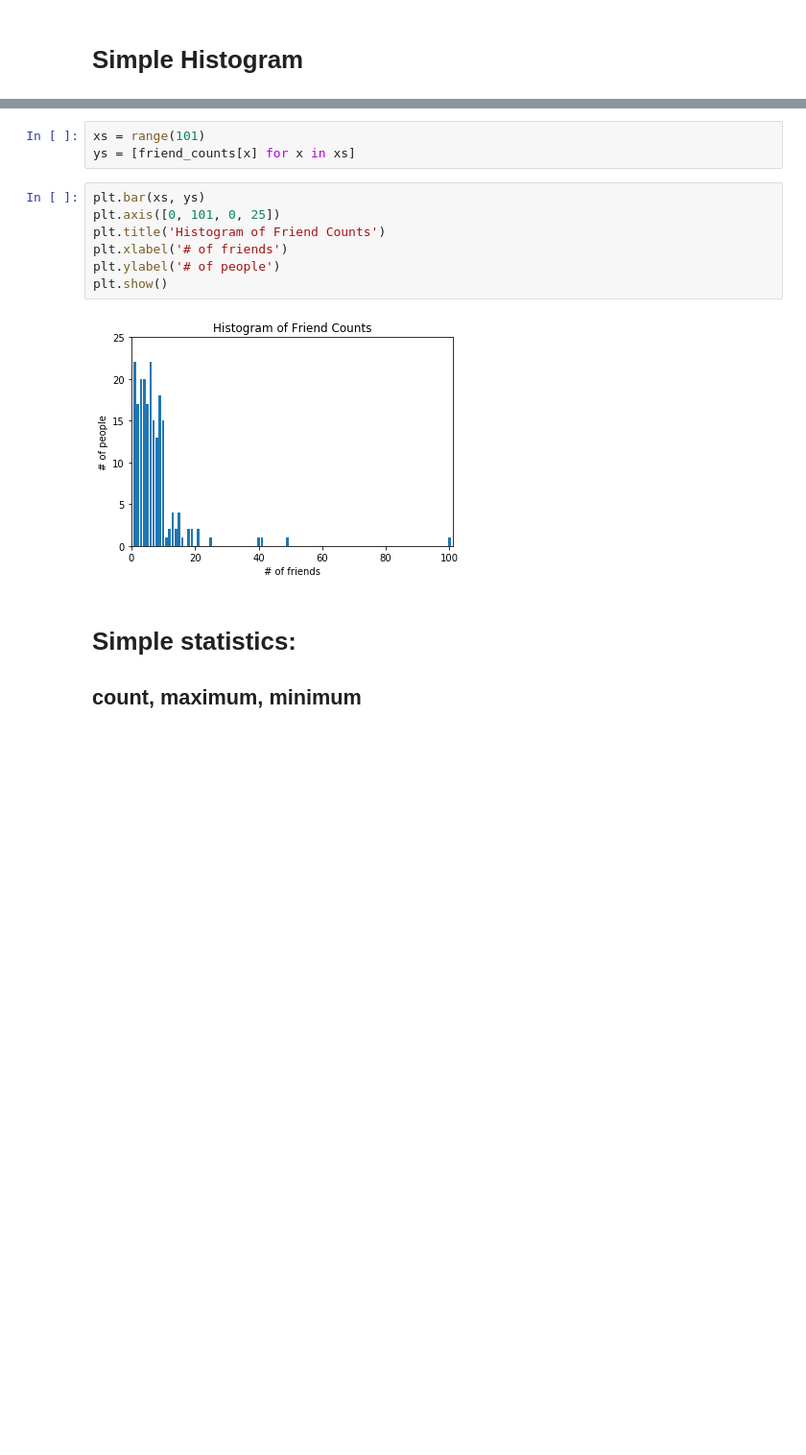
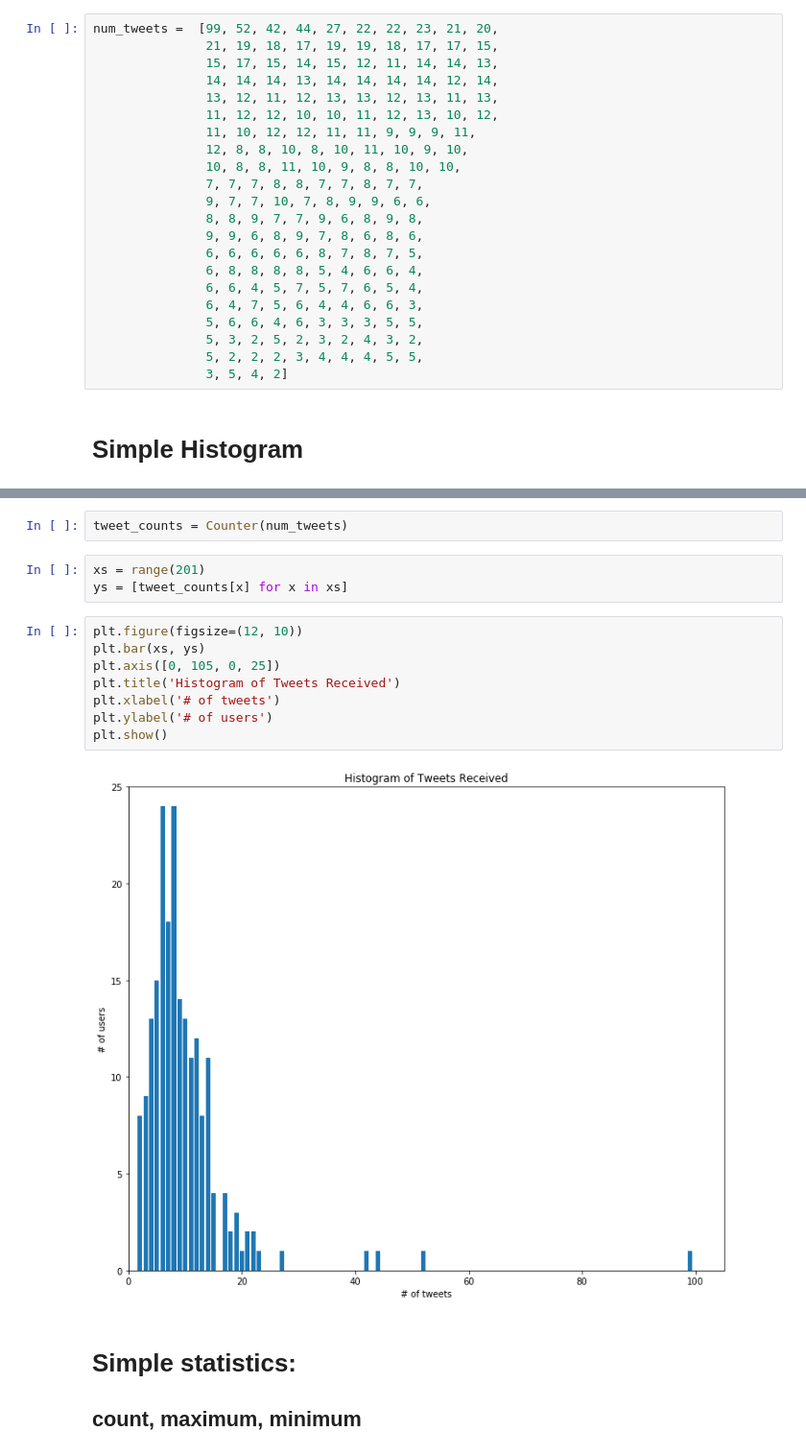
Before and after one commit to chalmerlowe/jarvis_II, a Jupyter notebook: datasci_basics/01_statistics.ipynb, the cells around one changed output, grey strips where cells are left out. Shown: that part at 96% size. Drawn from its saved outputs; the diff is of its cells as text; blank space fills up the shorter version.

```diff
--- a/datasci_basics/01_statistics.ipynb
+++ b/datasci_basics/01_statistics.ipynb
@@ -134,2 +112,24 @@ num_friends = [100,49,41,40,25,21,21,19,19,18,
+# %%
+num_tweets =  [99, 52, 42, 44, 27, 22, 22, 23, 21, 20,
+               21, 19, 18, 17, 19, 19, 18, 17, 17, 15,
+               15, 17, 15, 14, 15, 12, 11, 14, 14, 13,
+               14, 14, 14, 13, 14, 14, 14, 14, 12, 14,
+               13, 12, 11, 12, 13, 13, 12, 13, 11, 13,
+               11, 12, 12, 10, 10, 11, 12, 13, 10, 12,
+               11, 10, 12, 12, 11, 11, 9, 9, 9, 11,
+               12, 8, 8, 10, 8, 10, 11, 10, 9, 10,
+               10, 8, 8, 11, 10, 9, 8, 8, 10, 10,
+               7, 7, 7, 8, 8, 7, 7, 8, 7, 7,
+               9, 7, 7, 10, 7, 8, 9, 9, 6, 6,
+               8, 8, 9, 7, 7, 9, 6, 8, 9, 8,
+               9, 9, 6, 8, 9, 7, 8, 6, 8, 6,
+               6, 6, 6, 6, 6, 8, 7, 8, 7, 5,
+               6, 8, 8, 8, 8, 5, 4, 6, 6, 4,
+               6, 6, 4, 5, 7, 5, 7, 6, 5, 4,
+               6, 4, 7, 5, 6, 4, 4, 6, 6, 3,
+               5, 6, 6, 4, 6, 3, 3, 3, 5, 5,
+               5, 3, 2, 5, 2, 3, 2, 4, 3, 2,
+               5, 2, 2, 2, 3, 4, 4, 4, 5, 5,
+               3, 5, 4, 2]
 # %% [markdown]
 # Simple Histogram
@@ -138,15 +136,18 @@ friend_counts = Counter(num_friends)
+# %%
+tweet_counts = Counter(num_tweets)
 # %%
-xs = range(101)
-ys = [friend_counts[x] for x in xs]
+xs = range(201)
+ys = [tweet_counts[x] for x in xs]
 # %%
+plt.figure(figsize=(12, 10))
 plt.bar(xs, ys)
-plt.axis([0, 101, 0, 25])
-plt.title('Histogram of Friend Counts')
-plt.xlabel('# of friends')
-plt.ylabel('# of people')
+plt.axis([0, 105, 0, 25])
+plt.title('Histogram of Tweets Received')
+plt.xlabel('# of tweets')
+plt.ylabel('# of users')
 plt.show()
 # %% [output]
-[figure, old version]
+[figure, new version]
 # %% [markdown]
 # Simple statistics:
 ## count, maximum, minimum
```
Also changed, not shown: parts of 56 cells of this notebook, 3 other files.
